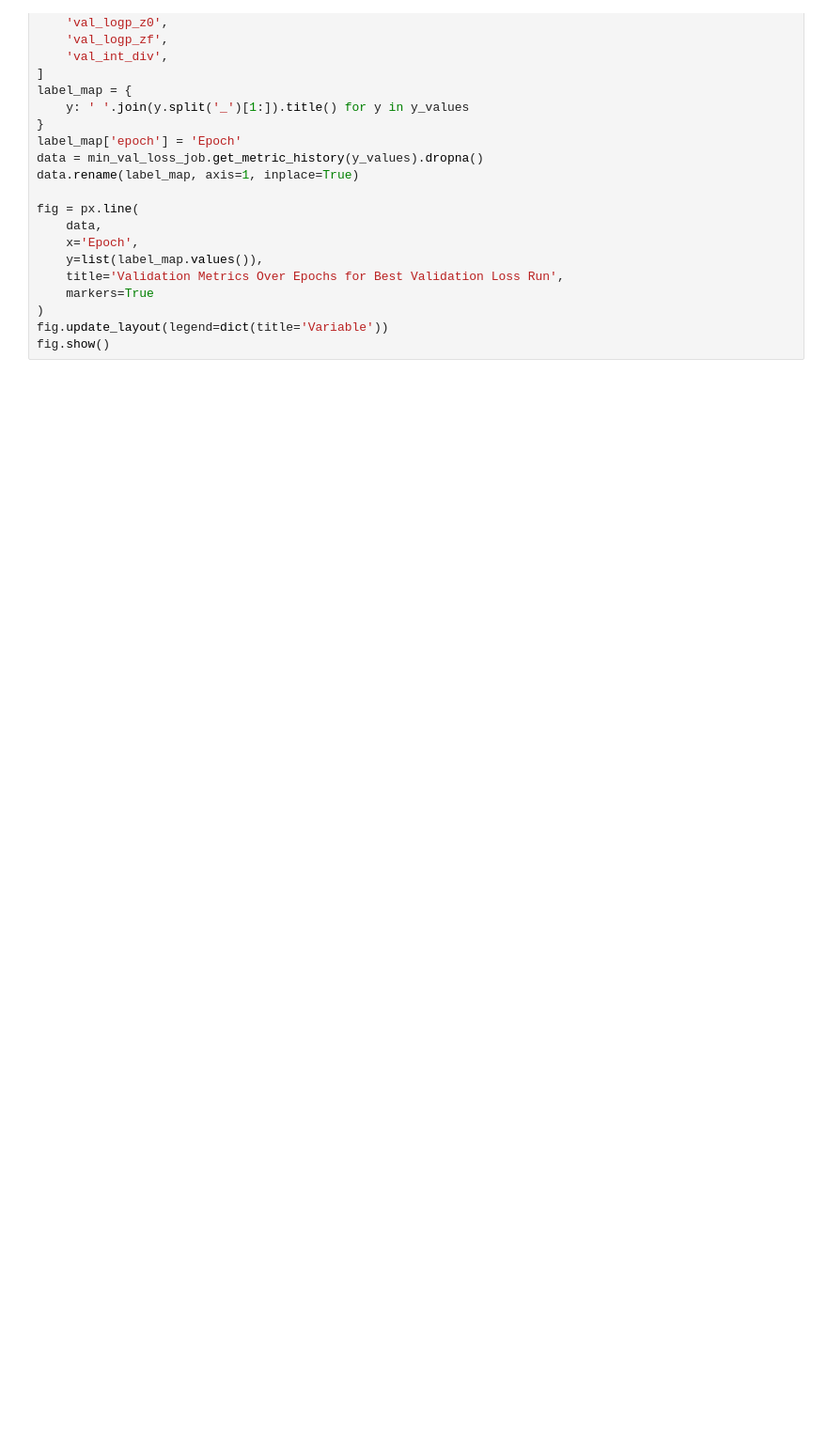
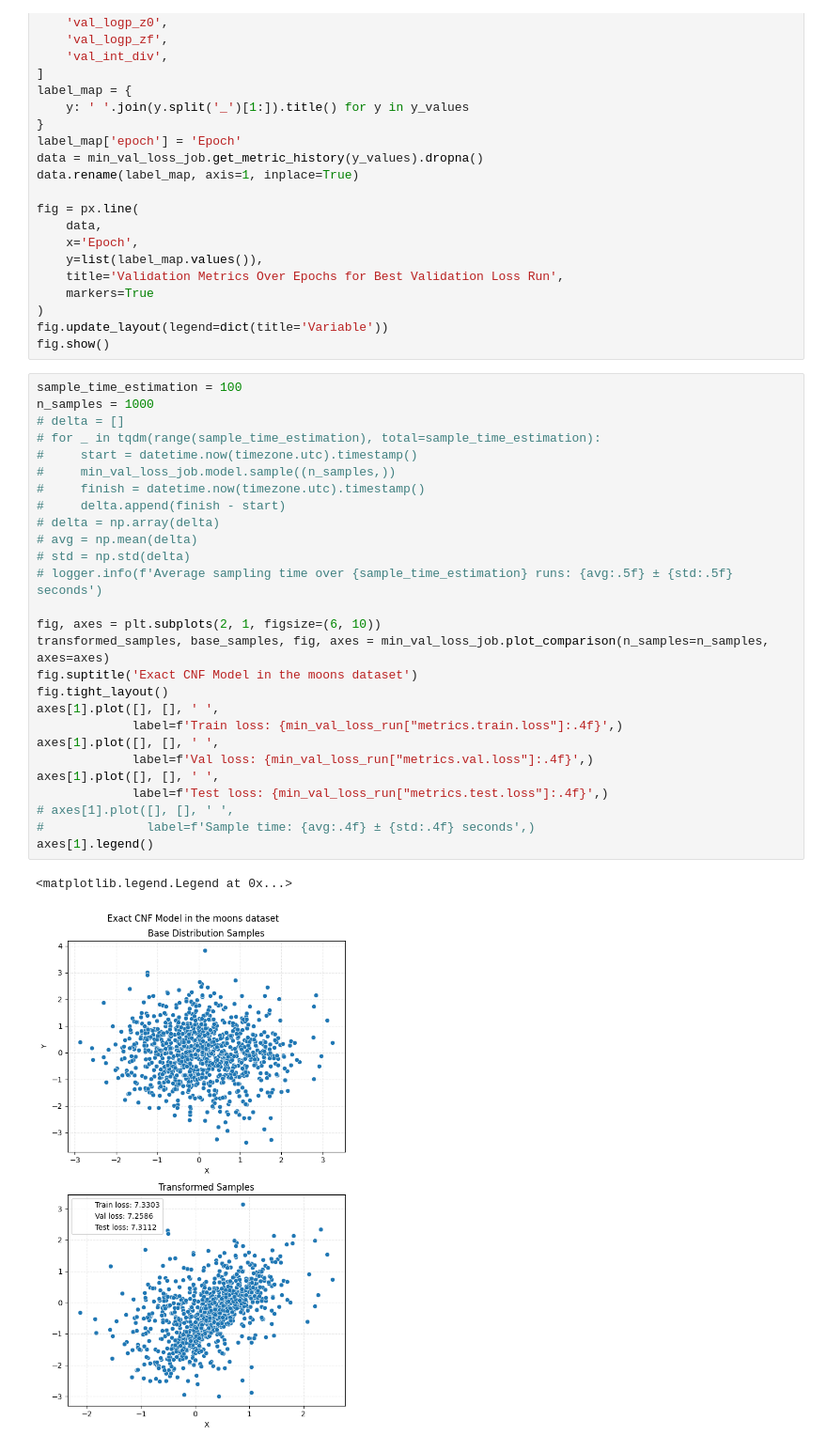
Before and after one commit to lucasbanunes/even-flow-pearl-jam.mp3, a Jupyter notebook: cnf_deep_dive.ipynb, the cells around one changed output. Shown at 94% size. Cells and saved outputs as stored; diff of their text form; blank space fills up the shorter version.

```diff
--- a/cnf_deep_dive.ipynb
+++ b/cnf_deep_dive.ipynb
@@ -201,3 +205,33 @@ fig = px.line(
 )
 fig.update_layout(legend=dict(title='Variable'))
 fig.show()
+# %%
+sample_time_estimation = 100
+n_samples = 1000
+# delta = []
+# for _ in tqdm(range(sample_time_estimation), total=sample_time_estimation):
+#     start = datetime.now(timezone.utc).timestamp()
+#     min_val_loss_job.model.sample((n_samples,))
+#     finish = datetime.now(timezone.utc).timestamp()
+#     delta.append(finish - start)
+# delta = np.array(delta)
+# avg = np.mean(delta)
+# std = np.std(delta)
+# logger.info(f'Average sampling time over {sample_time_estimation} runs: {avg:.5f} ± {std:.5f} seconds')
+
+fig, axes = plt.subplots(2, 1, figsize=(6, 10))
+transformed_samples, base_samples, fig, axes = min_val_loss_job.plot_comparison(n_samples=n_samples, axes=axes)
+fig.suptitle('Exact CNF Model in the moons dataset')
+fig.tight_layout()
+axes[1].plot([], [], ' ',
+             label=f'Train loss: {min_val_loss_run["metrics.train.loss"]:.4f}',)
+axes[1].plot([], [], ' ',
+             label=f'Val loss: {min_val_loss_run["metrics.val.loss"]:.4f}',)
+axes[1].plot([], [], ' ',
+             label=f'Test loss: {min_val_loss_run["metrics.test.loss"]:.4f}',)
+# axes[1].plot([], [], ' ',
+#              label=f'Sample time: {avg:.4f} ± {std:.4f} seconds',)
+axes[1].legend()
+# %% [output]
+<matplotlib.legend.Legend at 0x...>
+[figure, added]
```
Also changed, not shown: parts of 4 cells of this notebook, 5 other files.
